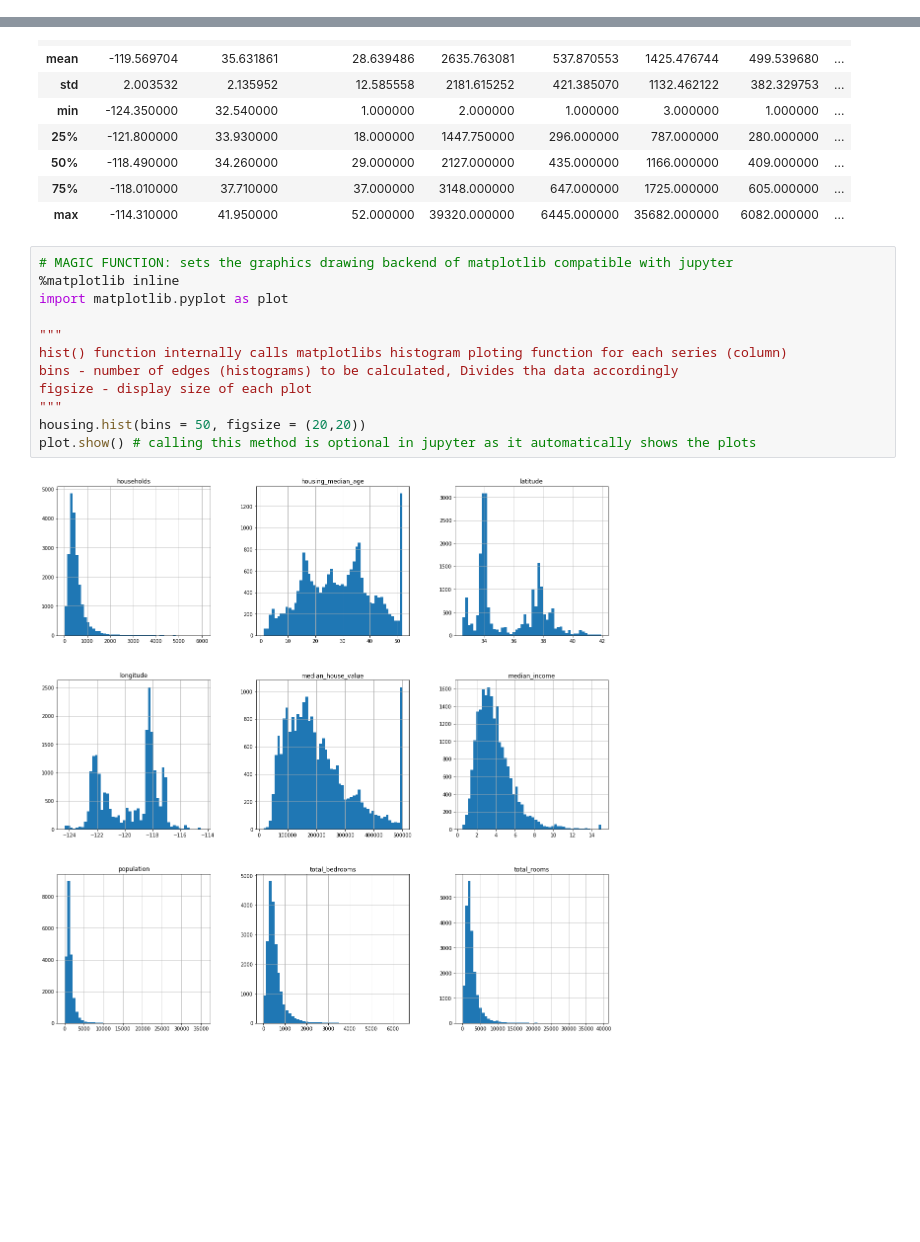
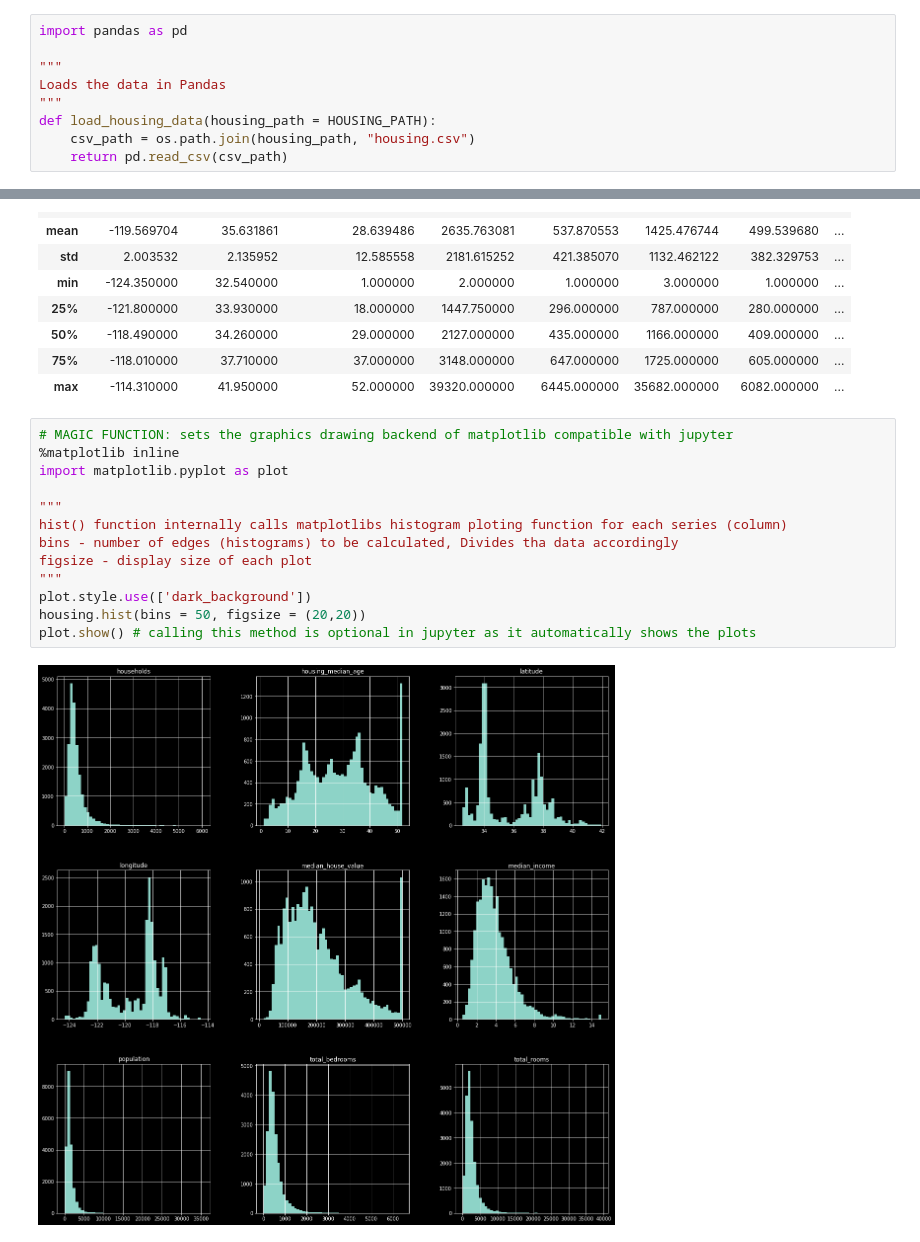
Before and after one commit to BLaZeKiLL/ML_Notebook, a Jupyter notebook: Housing.ipynb, the cells around one changed output, grey strips where cells are left out. Cells and saved outputs as stored; diff of their text form; blank space fills up the shorter version.

```diff
--- a/Housing.ipynb
+++ b/Housing.ipynb
@@ -32,3 +25,12 @@ def load_housing_data(housing_path = HOUSING_PATH):
+# %%
+import pandas as pd
+
+"""
+Loads the data in Pandas
+"""
+def load_housing_data(housing_path = HOUSING_PATH):
+    csv_path = os.path.join(housing_path, "housing.csv")
+    return pd.read_csv(csv_path)
 # %%
 housing = load_housing_data()
 housing.head() # Displays the top five rows
@@ -81,14 +83,15 @@ housing.describe() # Summary of numerical data
 # %%
 # MAGIC FUNCTION: sets the graphics drawing backend of matplotlib compatible with jupyter
 %matplotlib inline
 import matplotlib.pyplot as plot
 
 """
 hist() function internally calls matplotlibs histogram ploting function for each series (column)
 bins - number of edges (histograms) to be calculated, Divides tha data accordingly
 figsize - display size of each plot
 """
+plot.style.use(['dark_background'])
 housing.hist(bins = 50, figsize = (20,20))
 plot.show() # calling this method is optional in jupyter as it automatically shows the plots
 # %% [output]
-[figure, old version]
+[figure, new version]
```
Also changed, not shown: parts of 2 cells of this notebook.
